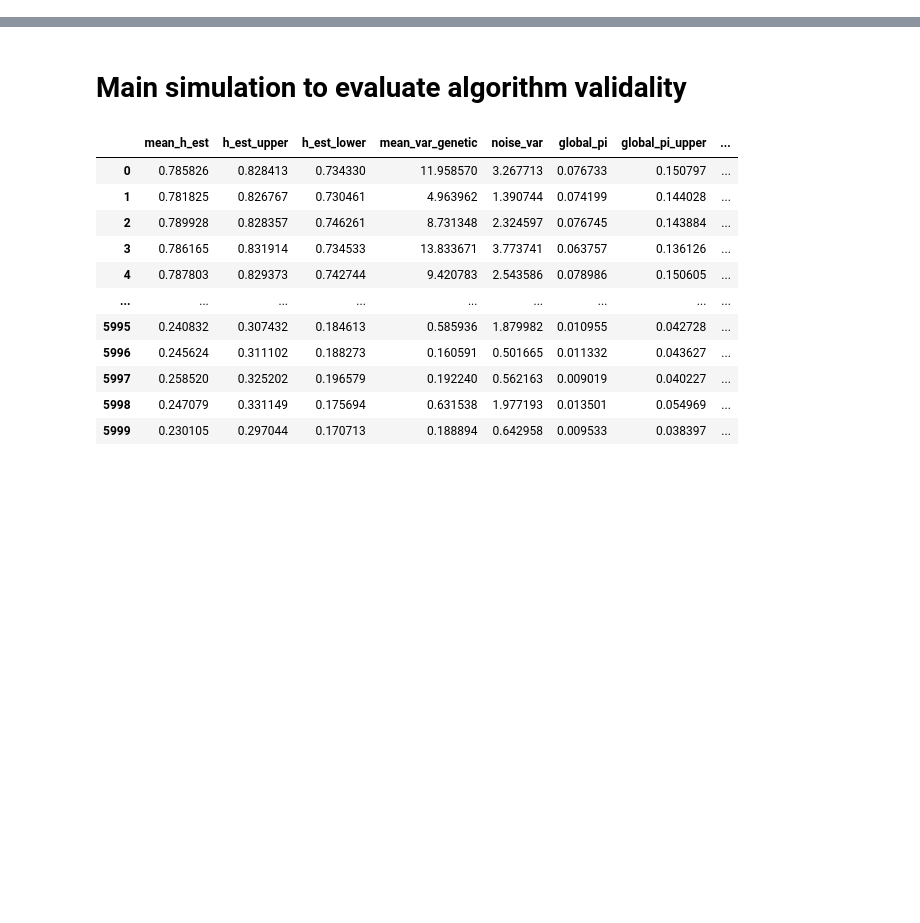
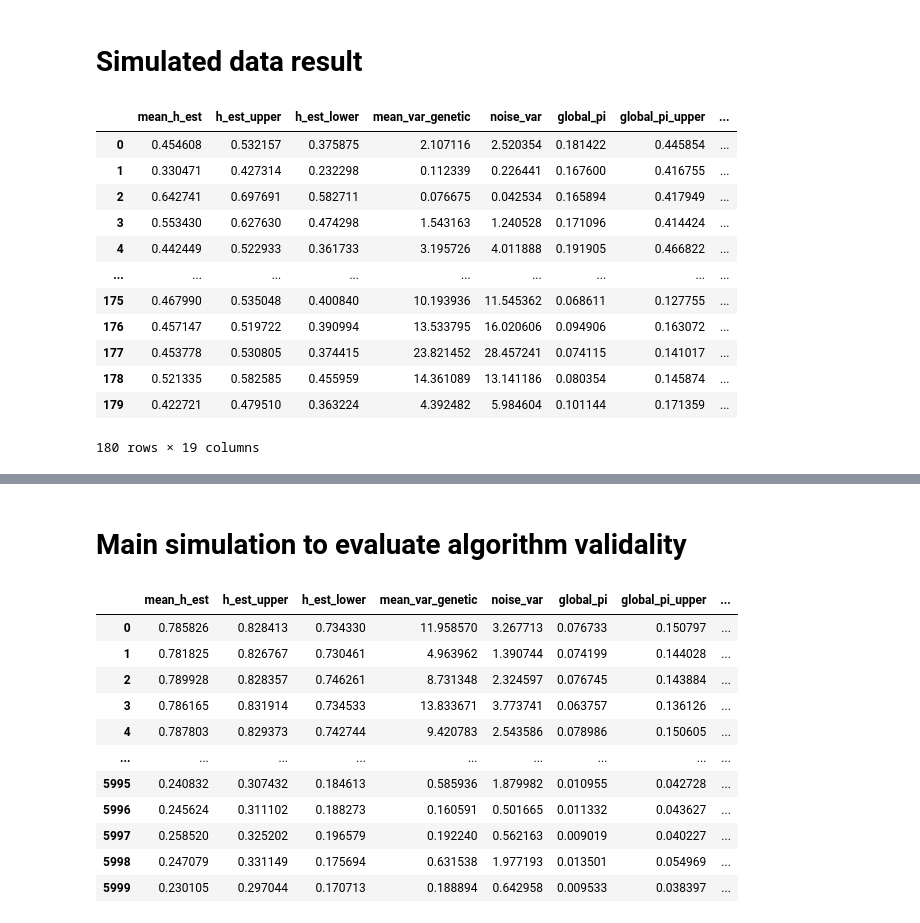
Before and after one commit to junting-ren/ZIV, a Jupyter notebook: paper_code/clean_sim.ipynb, the cells around one changed output, grey strips where cells are left out. Drawn from its saved outputs; the diff is of its cells as text; code cells hidden in the pictures; blank space fills up the shorter version.

Commit message:
Testing push for simulated data
Updated for testing of the simulated data simulation case

```diff
--- a/paper_code/clean_sim.ipynb
+++ b/paper_code/clean_sim.ipynb
@@ -1,3 +1,22 @@
 # %%
 import pandas as pd
 import numpy as np
+# %% [markdown]
+# Simulated data result
+# %%
+sim_result = pd.read_csv('result.csv')
+sim_result
+# %% [output]
+|  | mean_h_est | h_est_upper | h_est_lower | mean_var_genetic | noise_var | global_pi | global_pi_upper | ... |
+| 0 | 0.454608 | 0.532157 | 0.375875 | 2.107116 | 2.520354 | 0.181422 | 0.445854 | ... |
+| 1 | 0.330471 | 0.427314 | 0.232298 | 0.112339 | 0.226441 | 0.167600 | 0.416755 | ... |
+| 2 | 0.642741 | 0.697691 | 0.582711 | 0.076675 | 0.042534 | 0.165894 | 0.417949 | ... |
+| 3 | 0.553430 | 0.627630 | 0.474298 | 1.543163 | 1.240528 | 0.171096 | 0.414424 | ... |
+| 4 | 0.442449 | 0.522933 | 0.361733 | 3.195726 | 4.011888 | 0.191905 | 0.466822 | ... |
+| ... | ... | ... | ... | ... | ... | ... | ... | ... |
+| 175 | 0.467990 | 0.535048 | 0.400840 | 10.193936 | 11.545362 | 0.068611 | 0.127755 | ... |
+| 176 | 0.457147 | 0.519722 | 0.390994 | 13.533795 | 16.020606 | 0.094906 | 0.163072 | ... |
+| 177 | 0.453778 | 0.530805 | 0.374415 | 23.821452 | 28.457241 | 0.074115 | 0.141017 | ... |
+| 178 | 0.521335 | 0.582585 | 0.455959 | 14.361089 | 13.141186 | 0.080354 | 0.145874 | ... |
+| 179 | 0.422721 | 0.479510 | 0.363224 | 4.392482 | 5.984604 | 0.101144 | 0.171359 | ... |
+180 rows × 19 columns
```
Also changed, not shown: parts of 1 cell of this notebook, 2 other files.
